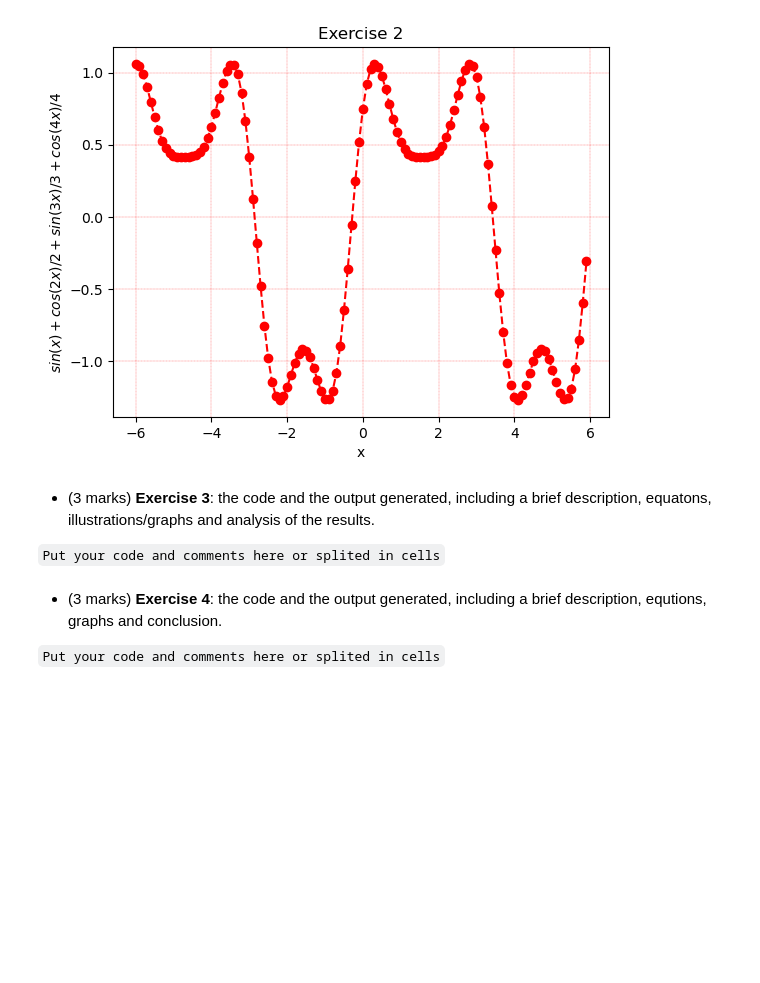
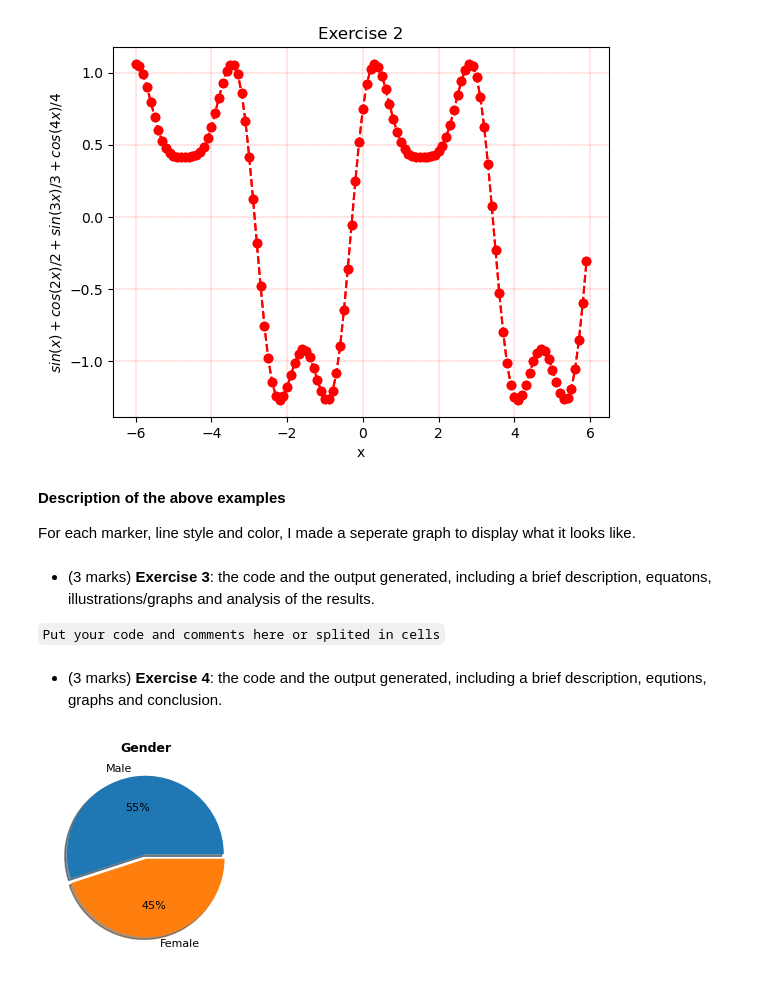
Before and after one commit to xtinatruong/encm509, a Jupyter notebook: Lab1/Lab01-HoangTruong.ipynb, the cells around one changed output. Saved outputs shown, nothing was run; the diff lists cells and outputs as text; code cells hidden in the pictures; blank space fills up the shorter version.

```diff
--- a/Lab1/Lab01-HoangTruong.ipynb
+++ b/Lab1/Lab01-HoangTruong.ipynb
@@ -38,11 +38,32 @@ plt.ylabel('$sin(x)+cos(2x)/2+sin(3x)/3+cos(4x)/4$')
 plt.grid(color = 'red', linestyle = '--', linewidth = 0.2)
 # %% [output]
 [figure]
+# %% [markdown]
+**Description of the above examples**
+
+For each marker, line style and color, I made a seperate graph to display what it looks like.
 # %% [markdown]
 - (3 marks) **Exercise 3**: the code and the output generated, including a  brief description, equatons, illustrations/graphs and analysis of the results.
 
 `Put your code and comments here or splited in cells`
 # %% [markdown]
 - (3 marks) **Exercise 4**: the code and the output generated, including a  brief description, equtions, graphs and conclusion.
-
-`Put your code and comments here or splited in cells`
+# %%
+#percentage of male and female
+gender = [55,45]
+gender_labels = ["Male", "Female"]
+
+#counting of people at each age interval shown in age_labels
+age = [16, 23, 347 , 428 , 334 , 398 , 923 , 1015 , 216 , 11]
+age_labels = ['0-9','10-19','20-29','30-39','40-49','50-59','60-69','70-79','80-89','90-99']
+
+#make pie graph
+plt.title("Gender", weight = "bold", fontsize = 9)
+plt.pie(gender, labels=gender_labels, shadow = True, autopct='%1.0f%%', explode=(0.05, 0.01), textprops={'fontsize': 8})
+
+#make bar chart
+
+
+plt.show()
+# %% [output]
+[figure, added]
```
